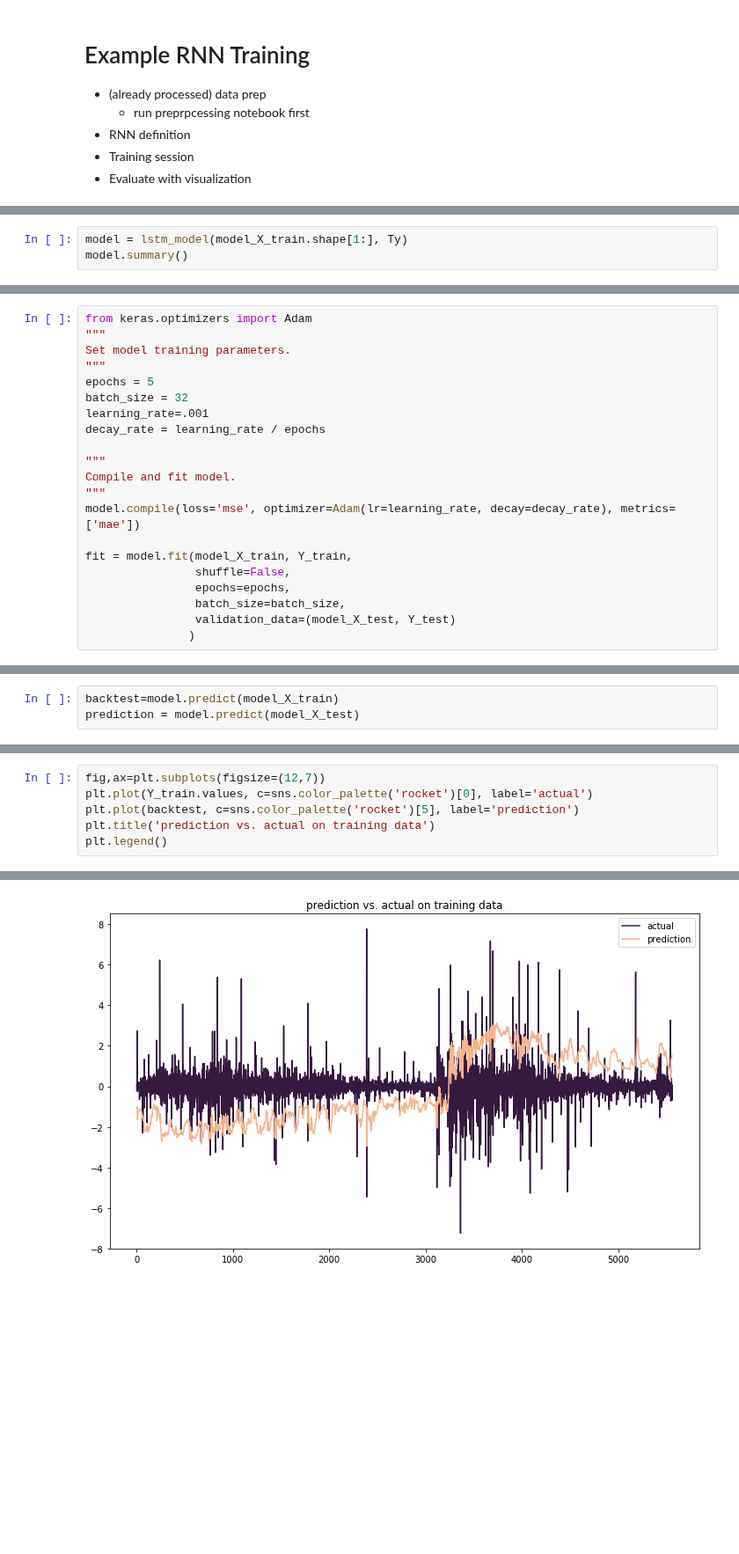
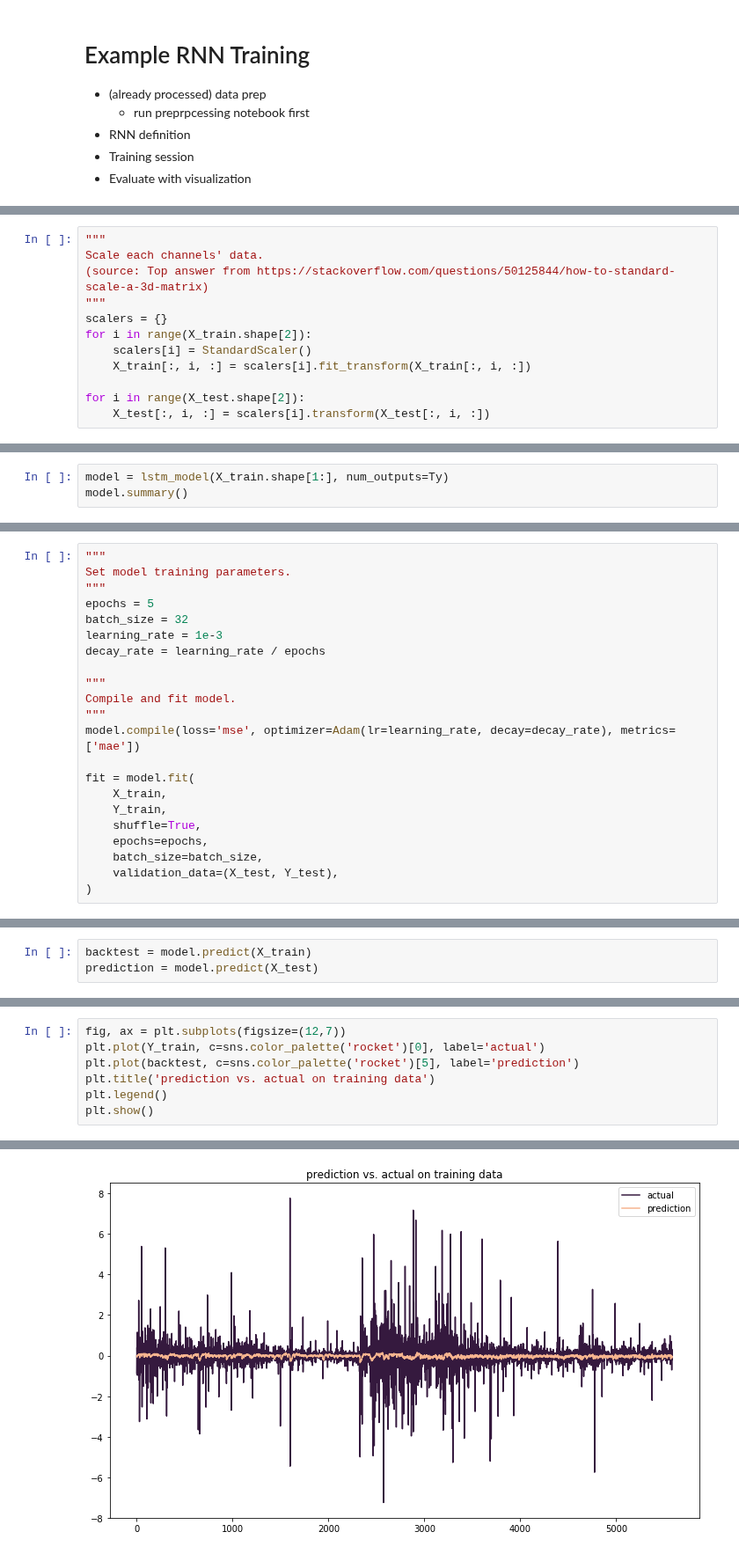
Before and after one commit to daniel-cortez-stevenson/crypto-predict, a Jupyter notebook: notebooks/rnn_model_dev.ipynb, the cells around one changed output, grey strips where cells are left out. Shown at 88% size. Saved outputs shown, nothing was run; the diff lists cells and outputs as text; blank space fills up the shorter version.

```diff
--- a/notebooks/rnn_model_dev.ipynb
+++ b/notebooks/rnn_model_dev.ipynb
@@ -110 +95,13 @@ model_X_test = pipeline.fit_transform(X_test)
+# %%
+"""
+Scale each channels' data.
+(source: Top answer from https://stackoverflow.com/questions/50125844/how-to-standard-scale-a-3d-matrix)
+"""
+scalers = {}
+for i in range(X_train.shape[2]):
+    scalers[i] = StandardScaler()
+    X_train[:, i, :] = scalers[i].fit_transform(X_train[:, i, :])
+
+for i in range(X_test.shape[2]):
+    X_test[:, i, :] = scalers[i].transform(X_test[:, i, :])
 # %%
@@ -130,4 +123,4 @@ Using TensorFlow backend.
 # %%
-model = lstm_model(model_X_train.shape[1:], Ty)
+model = lstm_model(X_train.shape[1:], num_outputs=Ty)
 model.summary()
 # %% [output]
@@ -149,13 +142,12 @@ Trainable params: 54,337
 Non-trainable params: 256
 _________________________________________________________________
 # %%
-from keras.optimizers import Adam
 """
 Set model training parameters.
 """
 epochs = 5
 batch_size = 32
-learning_rate=.001
+learning_rate = 1e-3
 decay_rate = learning_rate / epochs
 
 """
@@ -163,10 +155,12 @@ Compile and fit model.
 """
 model.compile(loss='mse', optimizer=Adam(lr=learning_rate, decay=decay_rate), metrics=['mae'])
 
-fit = model.fit(model_X_train, Y_train,
-                shuffle=False,
-                epochs=epochs,
-                batch_size=batch_size,
-                validation_data=(model_X_test, Y_test)
-               )
+fit = model.fit(
+    X_train,
+    Y_train,
+    shuffle=True,
+    epochs=epochs,
+    batch_size=batch_size,
+    validation_data=(X_test, Y_test),
+)
 # %% [output]
@@ -214,4 +208,4 @@ plt.show()
 # %%
-backtest=model.predict(model_X_train)
-prediction = model.predict(model_X_test)
+backtest = model.predict(X_train)
+prediction = model.predict(X_test)
 # %%
@@ -226,7 +220,8 @@ plt.legend()
 # %%
-fig,ax=plt.subplots(figsize=(12,7))
-plt.plot(Y_train.values, c=sns.color_palette('rocket')[0], label='actual')
+fig, ax = plt.subplots(figsize=(12,7))
+plt.plot(Y_train, c=sns.color_palette('rocket')[0], label='actual')
 plt.plot(backtest, c=sns.color_palette('rocket')[5], label='prediction')
 plt.title('prediction vs. actual on training data')
 plt.legend()
+plt.show()
 # %% [output]
@@ -234 +228 @@ plt.legend()
-[figure, old version]
+[figure, new version]
```
Also changed, not shown: parts of 12 cells of this notebook, 18 other files.
